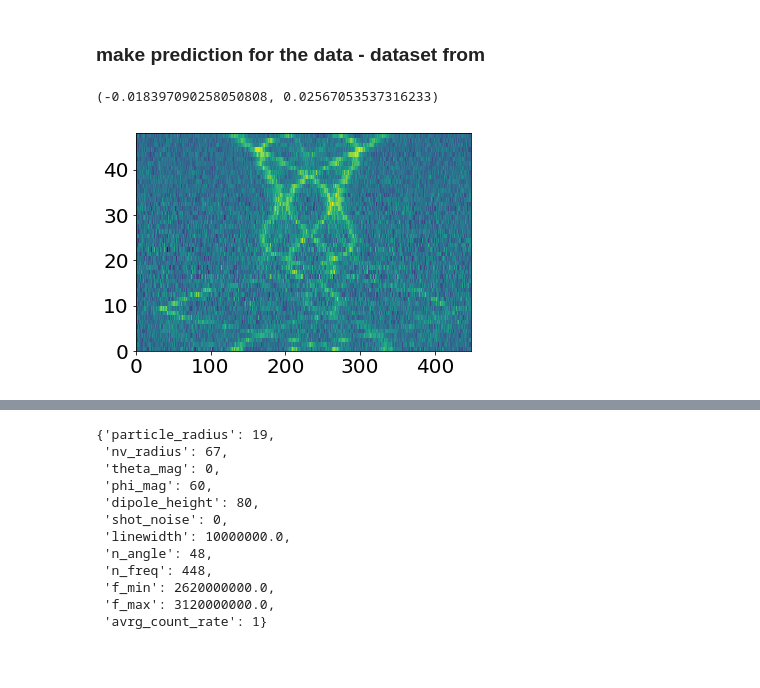
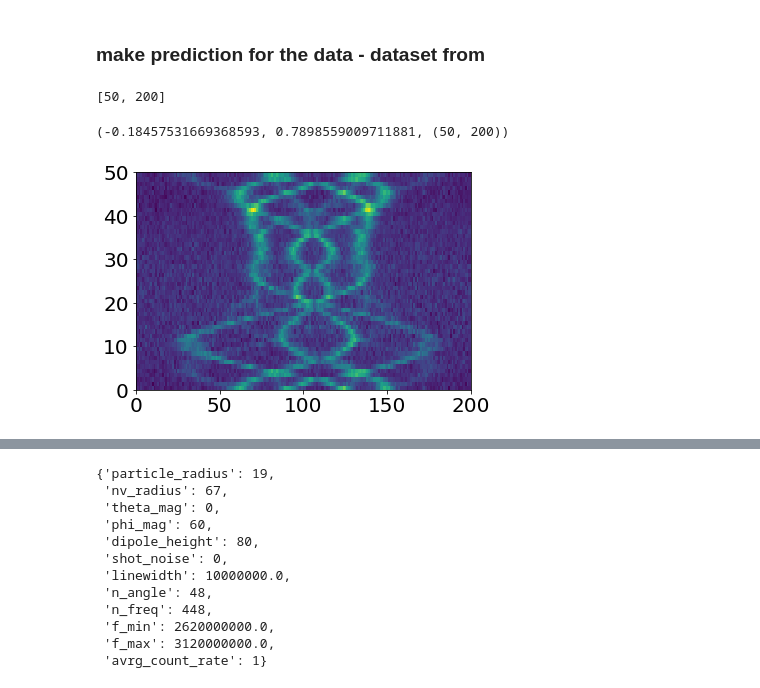
Before and after one commit to JanGieseler/pynvcenter, a Jupyter notebook: notebooks/experimental data - reconstruct magnet position from esr spectra.ipynb, the cells around one changed output, grey strips where cells are left out. Saved outputs shown, nothing was run; the diff lists cells and outputs as text; code cells hidden in the pictures; blank space fills up the shorter version.

```diff
--- a/notebooks/experimental data - reconstruct magnet position from esr spectra.ipynb
+++ b/notebooks/experimental data - reconstruct magnet position from esr spectra.ipynb
@@ -472,10 +395,16 @@ analyze_fit(Xo, Yo, model=model, magnet_parameters=magnet_parameters_new,labels=
 # %% [markdown]
 ### make prediction for the data - dataset from
+# %%
+img_dims
+# %% [output]
+[50, 200]
 # %%
 Xo = esr_preprocessing(np.expand_dims(esr_map, axis=0))
 Xo = np.flip(Xo, axis=1)  # flip the image upside down
+
+Xo = pad_image(Xo, img_dims)
 plt.pcolor(Xo[0])
-Xo[0].min(), Xo[0].max()
+Xo[0].min(), Xo[0].max(), Xo[0].shape
 # %% [output]
-(-0.018397090258050808, 0.02567053537316233)
+(-0.18457531669368593, 0.7898559009711881, (50, 200))
-[figure, old version]
+[figure, new version]
```
Also changed, not shown: parts of 61 cells of this notebook, 4 other files.
